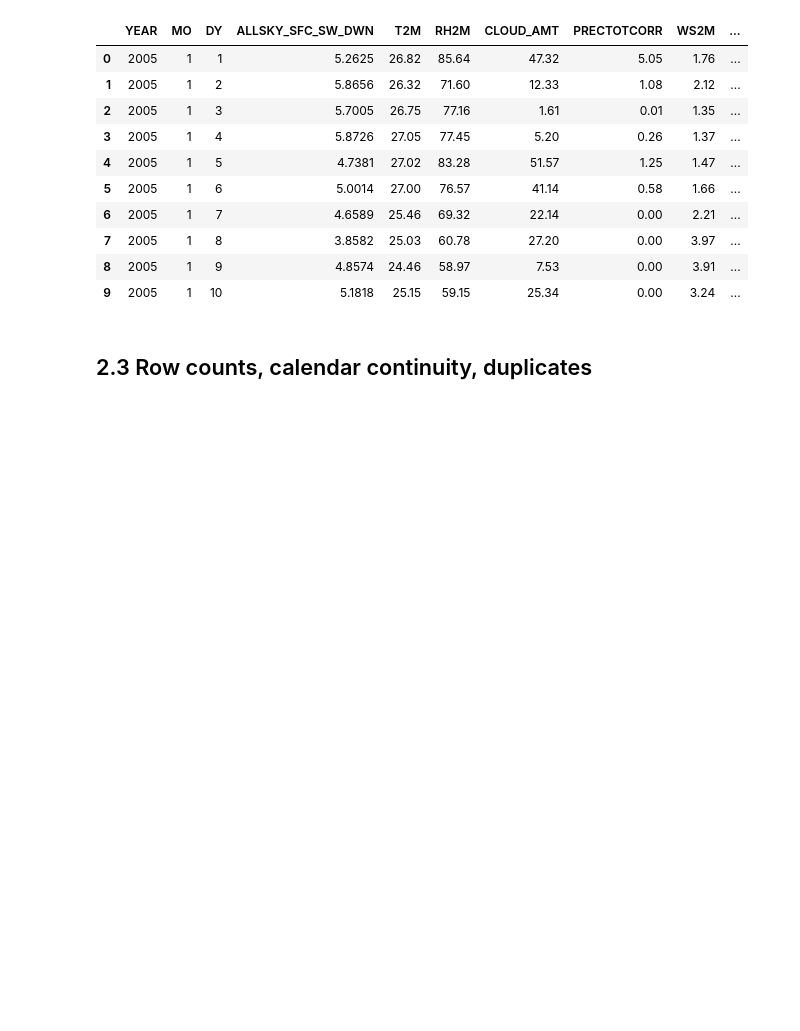
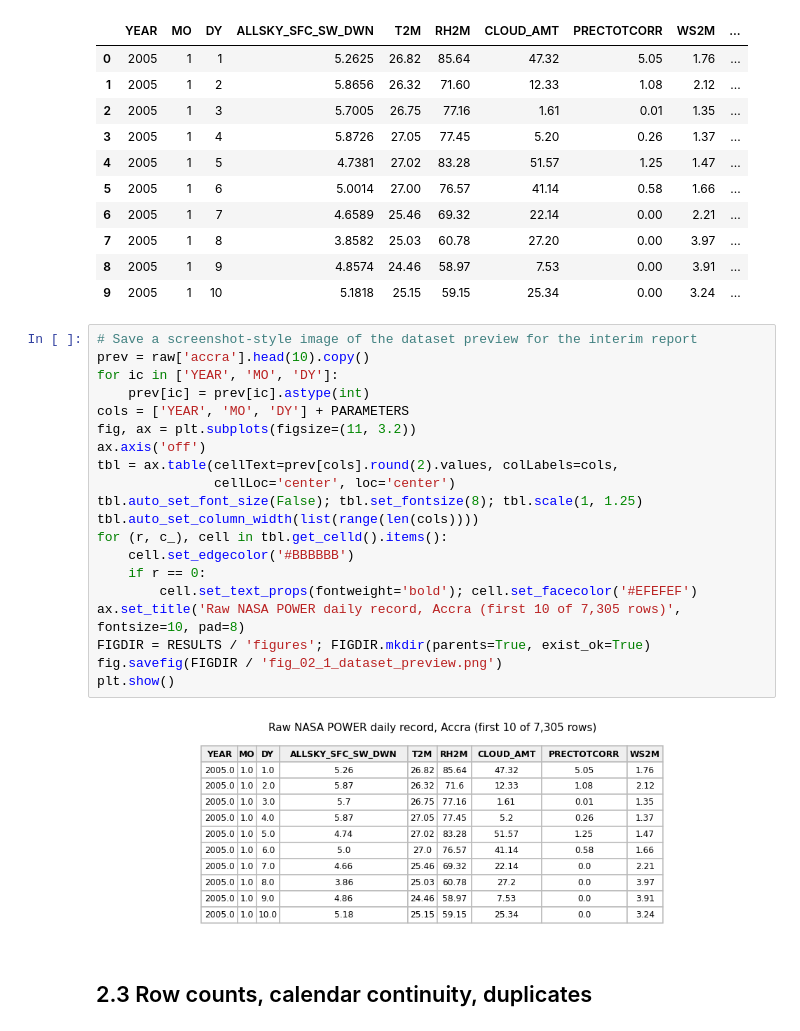
Before and after one commit to kudumens/capstone-solar-ghana, a Jupyter notebook: notebooks/02_data_validation.ipynb, the cells around one changed output. Drawn from its saved outputs; the diff is of its cells as text; blank space fills up the shorter version.

Commit message:
Additional EDA, Data Analytics and Preliminary Results

```diff
--- a/notebooks/02_data_validation.ipynb
+++ b/notebooks/02_data_validation.ipynb
@@ -77,6 +77,28 @@ raw['accra'].head(10)
 | 7 | 2005 | 1 | 8 | 3.8582 | 25.03 | 60.78 | 27.20 | 0.00 | 3.97 | ... |
 | 8 | 2005 | 1 | 9 | 4.8574 | 24.46 | 58.97 | 7.53 | 0.00 | 3.91 | ... |
 | 9 | 2005 | 1 | 10 | 5.1818 | 25.15 | 59.15 | 25.34 | 0.00 | 3.24 | ... |
+# %%
+# Save a screenshot-style image of the dataset preview for the interim report
+prev = raw['accra'].head(10).copy()
+for ic in ['YEAR', 'MO', 'DY']:
+    prev[ic] = prev[ic].astype(int)
+cols = ['YEAR', 'MO', 'DY'] + PARAMETERS
+fig, ax = plt.subplots(figsize=(11, 3.2))
+ax.axis('off')
+tbl = ax.table(cellText=prev[cols].round(2).values, colLabels=cols,
+               cellLoc='center', loc='center')
+tbl.auto_set_font_size(False); tbl.set_fontsize(8); tbl.scale(1, 1.25)
+tbl.auto_set_column_width(list(range(len(cols))))
+for (r, c_), cell in tbl.get_celld().items():
+    cell.set_edgecolor('#BBBBBB')
+    if r == 0:
+        cell.set_text_props(fontweight='bold'); cell.set_facecolor('#EFEFEF')
+ax.set_title('Raw NASA POWER daily record, Accra (first 10 of 7,305 rows)', fontsize=10, pad=8)
+FIGDIR = RESULTS / 'figures'; FIGDIR.mkdir(parents=True, exist_ok=True)
+fig.savefig(FIGDIR / 'fig_02_1_dataset_preview.png')
+plt.show()
+# %% [output]
+[figure, added]
 # %% [markdown]
 ## 2.3 Row counts, calendar continuity, duplicates
 # %%
```
Also changed, not shown: parts of 1 cell of this notebook, 15 other files.
